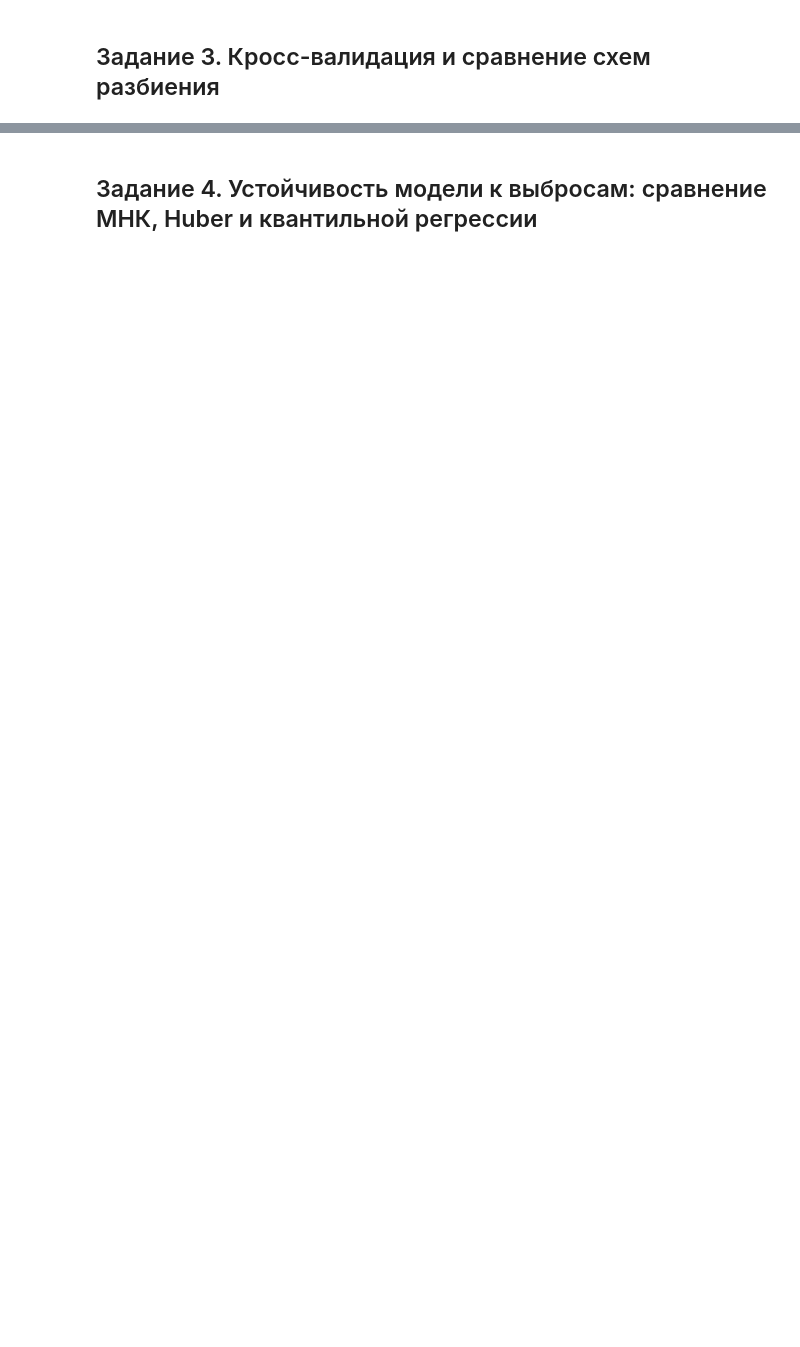
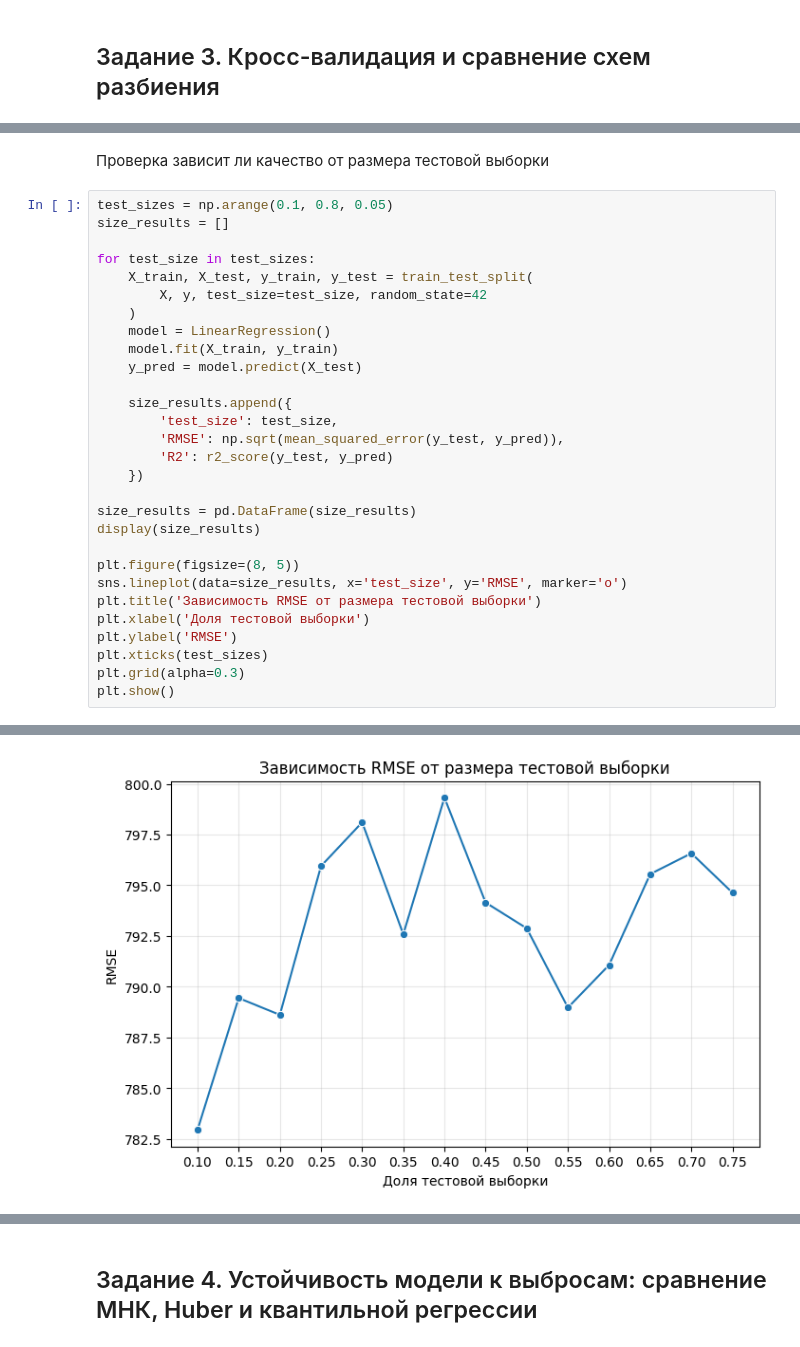
Before and after one commit to Damlrca/ml_master, a Jupyter notebook: lab2_Sadikov_PMvm1_lab2.ipynb, the cells around one changed output, grey strips where cells are left out. Drawn from its saved outputs; the diff is of its cells as text; blank space fills up the shorter version.

```diff
--- a/lab2_Sadikov_PMvm1_lab2.ipynb
+++ b/lab2_Sadikov_PMvm1_lab2.ipynb
@@ -481,0 +558,32 @@ KeyError: 'Type'
+# %% [markdown]
+Проверка зависит ли качество от размера тестовой выборки
+# %%
+test_sizes = np.arange(0.1, 0.8, 0.05)
+size_results = []
+
+for test_size in test_sizes:
+    X_train, X_test, y_train, y_test = train_test_split(
+        X, y, test_size=test_size, random_state=42
+    )
+    model = LinearRegression()
+    model.fit(X_train, y_train)
+    y_pred = model.predict(X_test)
+
+    size_results.append({
+        'test_size': test_size,
+        'RMSE': np.sqrt(mean_squared_error(y_test, y_pred)),
+        'R2': r2_score(y_test, y_pred)
+    })
+
+size_results = pd.DataFrame(size_results)
+display(size_results)
+
+plt.figure(figsize=(8, 5))
+sns.lineplot(data=size_results, x='test_size', y='RMSE', marker='o')
+plt.title('Зависимость RMSE от размера тестовой выборки')
+plt.xlabel('Доля тестовой выборки')
+plt.ylabel('RMSE')
+plt.xticks(test_sizes)
+plt.grid(alpha=0.3)
+plt.show()
+# %% [output]
@@ -481,0 +605 @@ KeyError: 'Type'
+[figure, added]
```
Also changed, not shown: parts of 46 cells of this notebook.
